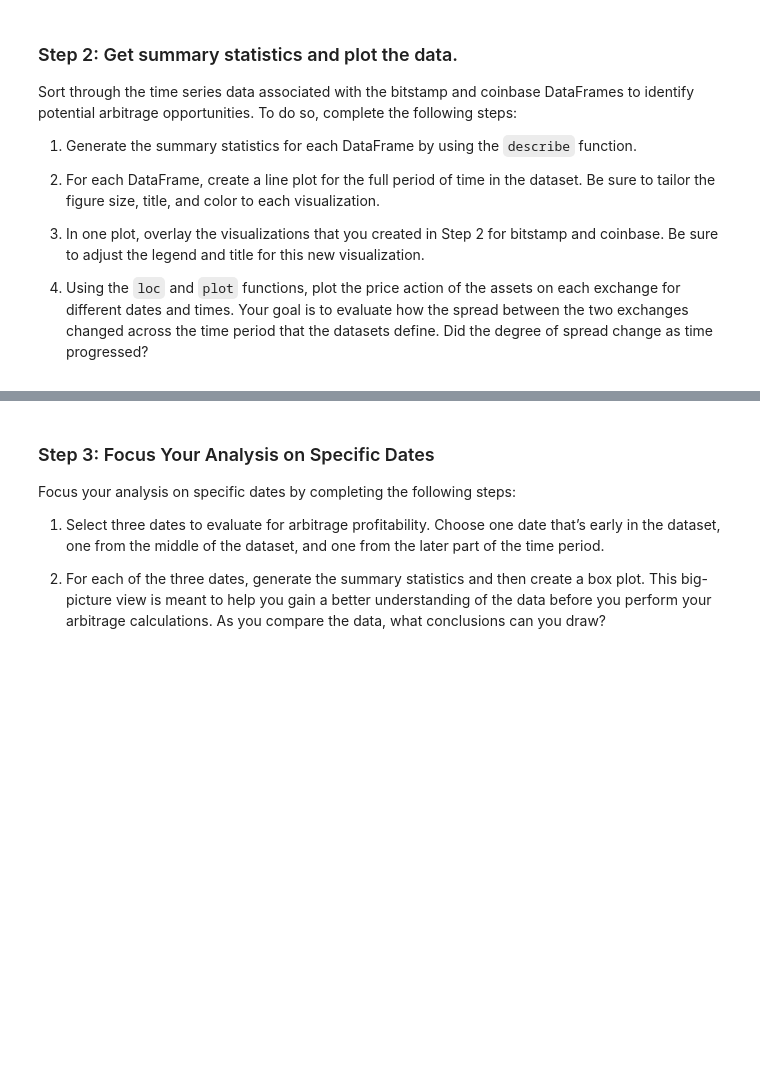
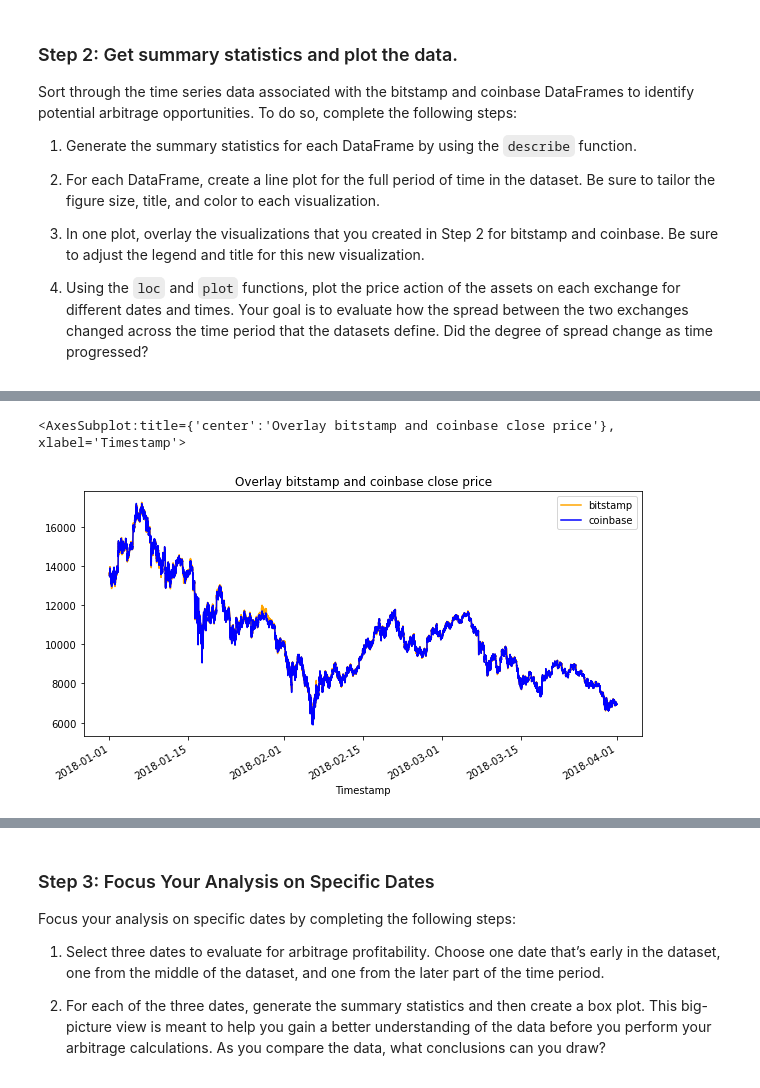
Before and after one commit to rulo96z/Financial_Analysis, a Jupyter notebook: crypto_arbitrage.ipynb, the cells around one changed output, grey strips where cells are left out. Cells and saved outputs as stored; diff of their text form; code cells hidden in the pictures; blank space fills up the shorter version.

```diff
--- a/crypto_arbitrage.ipynb
+++ b/crypto_arbitrage.ipynb
@@ -274,8 +314,12 @@ Sort through the time series data associated with the bitstamp and coinbase Data
 # %%
 # Overlay the visualizations for the bitstamp and coinbase DataFrames in one plot
 # The plot should visualize the prices over the full lenth of the dataset
 # Be sure to include the parameters: legend, figure size, title, and color and label
-# YOUR CODE HERE
+bitstamp_sliced.plot(legend=True, figsize=(10, 5), title="Overlay bitstamp and coinbase close price", color="orange", label="bitstamp")
+coinbase_sliced.plot(legend=True, color="blue", label="coinbase")
+# %% [output]
+<AxesSubplot:title={'center':'Overlay bitstamp and coinbase close price'}, xlabel='Timestamp'>
+[figure, added]
 # %%
 # Using the loc and plot functions, create an overlay plot that visualizes
 # the price action of both DataFrames for a one month period early in the dataset
```
Also changed, not shown: parts of 37 cells of this notebook.
